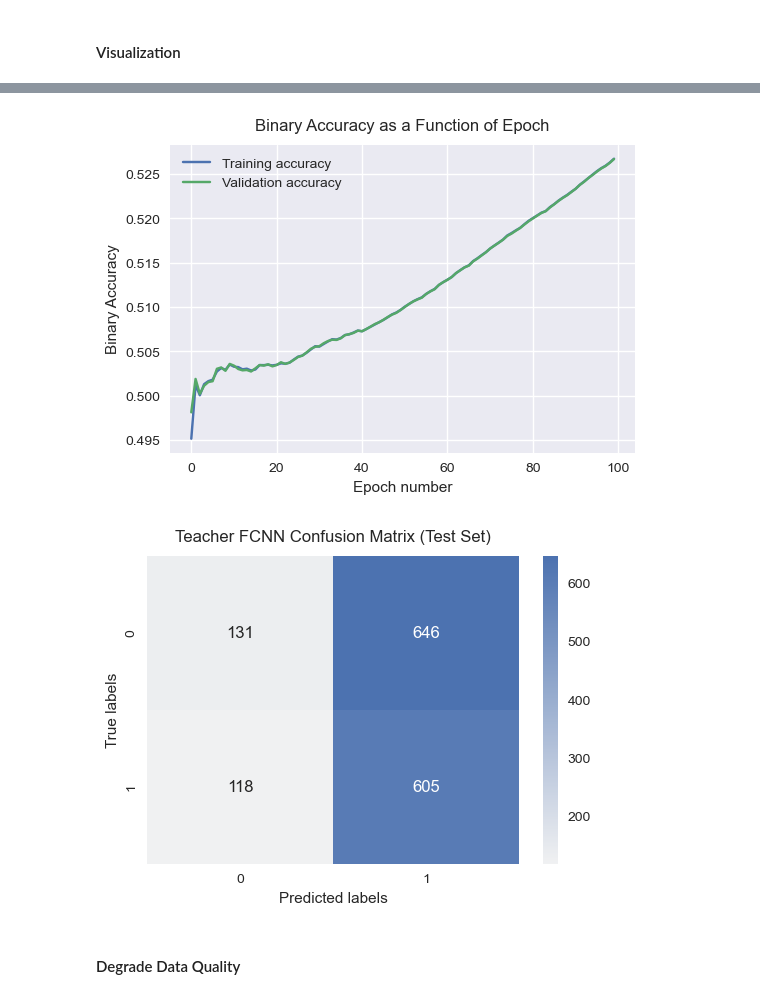
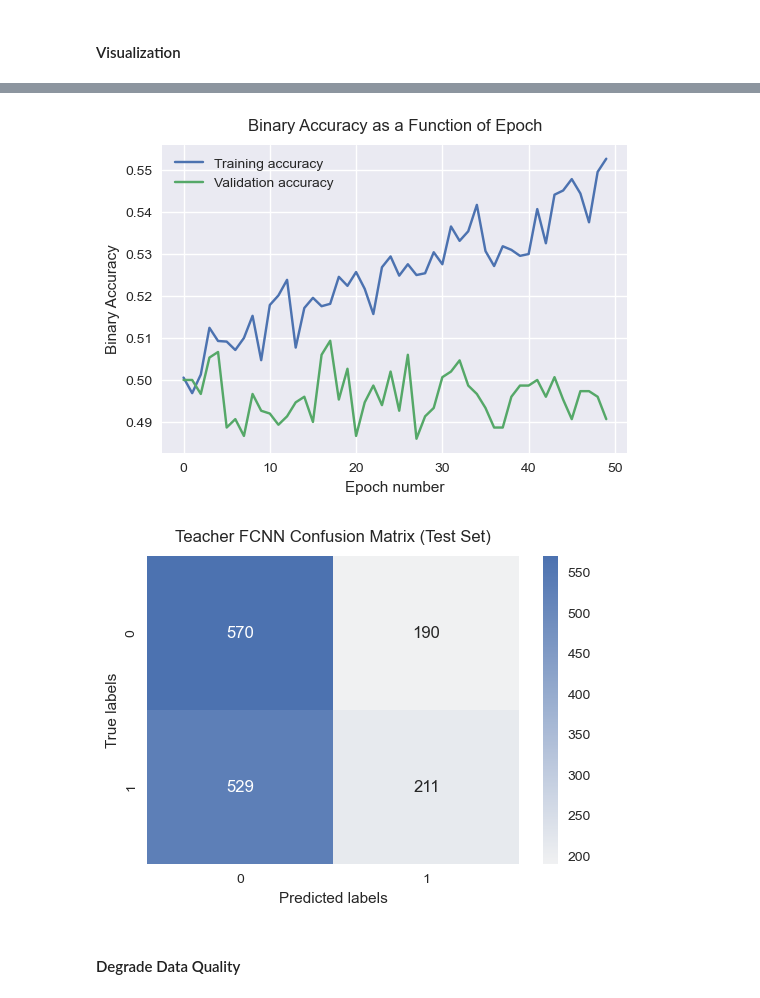
Before and after one commit to baron-de-montblanc/DL-Final-Project, a Jupyter notebook: workbook_FCNN.ipynb, the cells around one changed output, grey strips where cells are left out. Cells and saved outputs as stored; diff of their text form; code cells hidden in the pictures.

Commit message:
the gnn is working but still performing poorly. added weighting in both FCNN and GNN loss calculation. didnt really have an impact on performance

```diff
--- a/workbook_FCNN.ipynb
+++ b/workbook_FCNN.ipynb
@@ -75,16 +73,13 @@ As a first step, we would like to ensure that we understand how to implement tra
 # %% [markdown]
 First, we will train the Teacher FCNN on constituent-level data.
 # %%
-import torchmetrics.classification
-import torchmetrics.classification.accuracy
 from preprocess import preprocess_split
 from model import TeacherFCNN, train_one_epoch, test
 
 # model initialization
 teacher_fcnn = TeacherFCNN(num_features=int(cons_data.shape[1]*cons_data.shape[2]))
-criterion = nn.BCELoss()  # since we are doing binary classification
-optimizer = optim.Adam(teacher_fcnn.parameters(), lr=0.001)
-acc_metric = torchmetrics.classification.BinaryAccuracy()
+optimizer = optim.Adam(teacher_fcnn.parameters(), lr=0.0001)
+criterion = nn.BCELoss(reduction='none')
 
 # Device configuration
 device = torch.device("cuda" if torch.cuda.is_available() else "cpu")
@@ -92,7 +87,7 @@ print("Device:",device,"\n")
 teacher_fcnn.to(device)
 
 # Data preparation
-train_set, val_set, test_set = preprocess_split(cons_data, cons_labels, train_split=0.7, val_split=0.15)
+train_set, val_set, test_set = preprocess_split(cons_data, cons_labels, cons_weights, train_split=0.7, val_split=0.15)
 train_loader = DataLoader(train_set, batch_size=12, shuffle=True)
 val_loader = DataLoader(val_set, batch_size=12, shuffle=True)
 test_loader = DataLoader(test_set, batch_size=12, shuffle=True)
@@ -100,16 +95,16 @@ test_loader = DataLoader(test_set, batch_size=12, shuffle=True)
 loss_list, acc_list = [], []
 val_loss_list, val_acc_list = [], []
 
-num_epochs = 100
+num_epochs = 50
 for e in range(1,num_epochs+1):
 
     # training
-    loss, acc = train_one_epoch(teacher_fcnn, device, train_loader, optimizer, criterion, acc_metric)
+    loss, acc = train_one_epoch(teacher_fcnn, device, train_loader, optimizer, criterion)
     loss_list.append(loss)
     acc_list.append(acc)
 
     # validation
-    val_loss, val_acc = test(teacher_fcnn, device, val_loader, criterion, acc_metric)
+    val_loss, val_acc = test(teacher_fcnn, device, val_loader, criterion)
     val_loss_list.append(val_loss)
     val_acc_list.append(val_acc)
 
@@ -155,19 +145,19 @@ plot_loss(loss_list, val_loss_list)
 # %%
 plot_accuracy(acc_list, val_acc_list)
 # %% [output]
-[figure, old version]
+[figure, new version]
 # %%
 from visualize import plot_confusion_matrices
 
 true = []
 pred = []
-for d, l in test_set:
+for d, l, w in test_set:
     d = d.unsqueeze(0)  # at the batch dimension that the model expects
     true.append(int(l))
     pred.append(round(teacher_fcnn(d).item()))
 
 plot_confusion_matrices(true, pred, "Teacher FCNN")
 # %% [output]
-[figure, old version]
+[figure, new version]
 # %% [markdown]
 #### Degrade Data Quality
```
Also changed, not shown: parts of 7 cells of this notebook, 3 other files.
